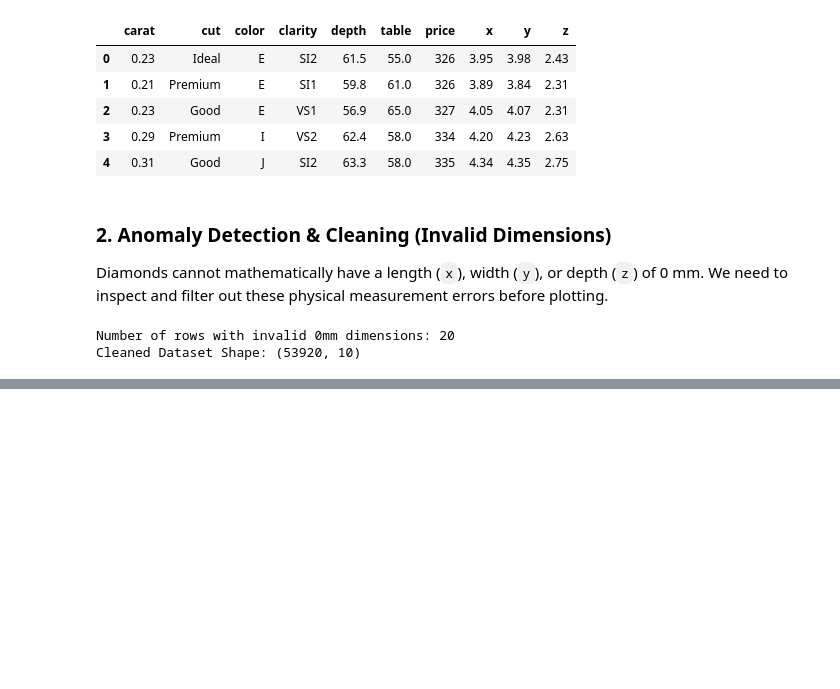
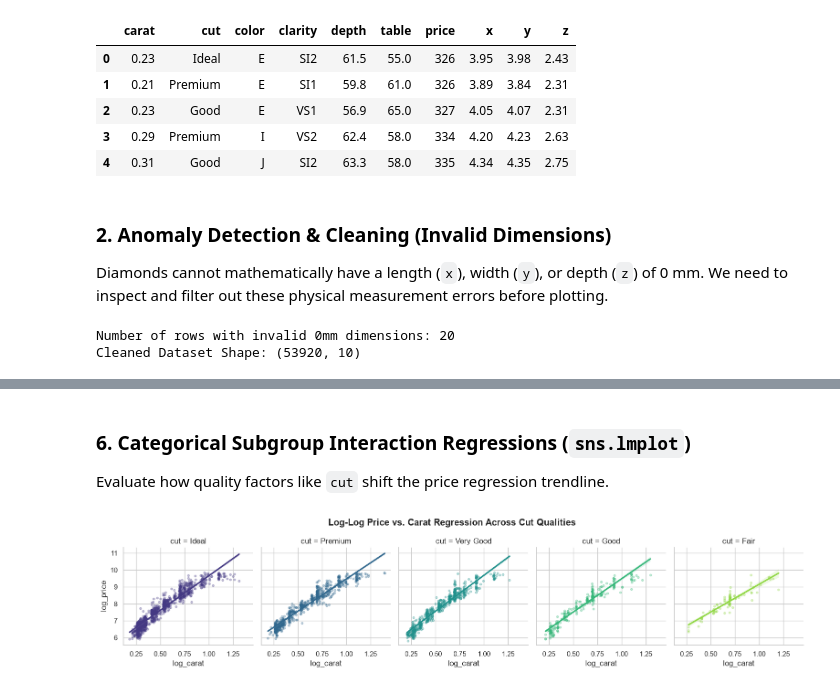
Before and after one commit to nzrnshannen/da-ds, a Jupyter notebook: python/data-analysis/regression-trend-eda/diamonds.ipynb, the cells around one changed output, grey strips where cells are left out. Saved outputs shown, nothing was run; the diff lists cells and outputs as text; code cells hidden in the pictures; blank space fills up the shorter version.

Commit message:
completed regression-trend for diamonds dataset

```diff
--- a/python/data-analysis/regression-trend-eda/diamonds.ipynb
+++ b/python/data-analysis/regression-trend-eda/diamonds.ipynb
@@ -73,0 +151,25 @@ Cleaned Dataset Shape: (53920, 10)
+# %% [markdown]
+### 6. Categorical Subgroup Interaction Regressions (`sns.lmplot`)
+Evaluate how quality factors like `cut` shift the price regression trendline.
+# %%
+# sample 3000 rows for clean faceting display
+df_sample = df_clean.sample(3000, random_state=42)
+
+sns.lmplot(
+    data=df_sample,
+    x='log_carat',
+    y='log_price',
+    hue='cut',
+    col='cut',
+    col_wrap=5,
+    palette='viridis',
+    height=3.5,
+    aspect=0.9,
+    scatter_kws={'alpha': 0.3, 's': 10}
+)
+
+plt.subplots_adjust(top=0.8)
+plt.suptitle('Log-Log Price vs. Carat Regression Across Cut Qualities', fontweight='bold')
+plt.show()
+# %% [output]
+[figure, added]
```
Also changed, not shown: parts of 9 cells of this notebook.
